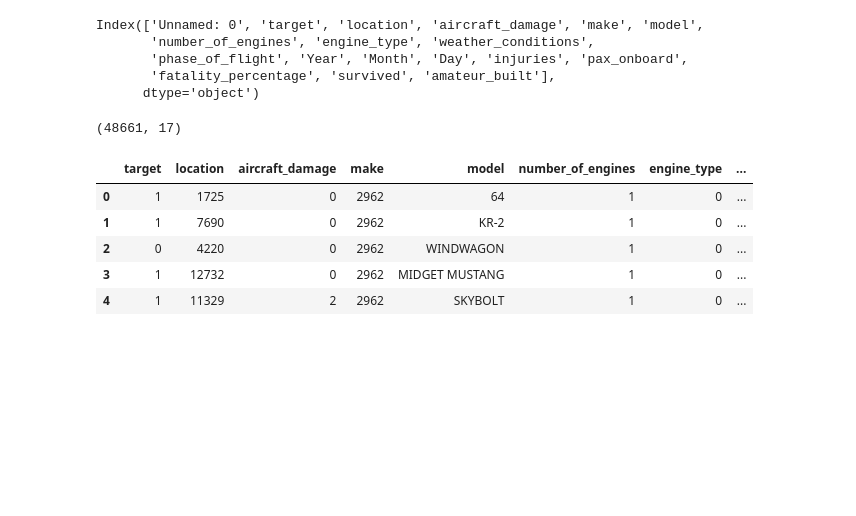
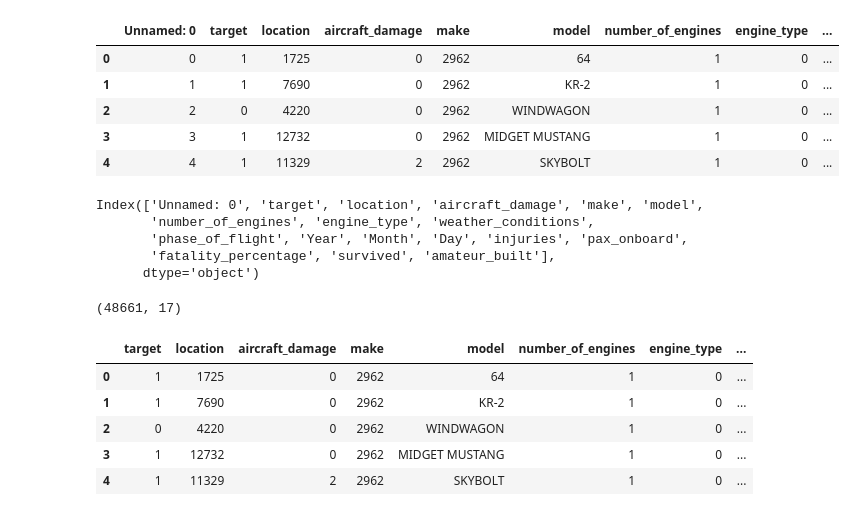
Before and after one commit to mayurasandakalum/ml-aviation-safety, a Jupyter notebook: notebooks/5 - Modeling.ipynb, the cells around one changed output. Drawn from its saved outputs; the diff is of its cells as text; code cells hidden in the pictures; blank space fills up the shorter version.

```diff
--- a/notebooks/5 - Modeling.ipynb
+++ b/notebooks/5 - Modeling.ipynb
@@ -35,6 +35,15 @@ aviation_data_path = os.path.join(
     parent_folder, 'data', 'encoded_aviation_data_3.csv')
 
 df = pd.read_csv(aviation_data_path, encoding='latin-1')
+# %%
+df.head()
+# %% [output]
+|  | Unnamed: 0 | target | location | aircraft_damage | make | model | number_of_engines | engine_type | ... |
+| 0 | 0 | 1 | 1725 | 0 | 2962 | 64 | 1 | 0 | ... |
+| 1 | 1 | 1 | 7690 | 0 | 2962 | KR-2 | 1 | 0 | ... |
+| 2 | 2 | 0 | 4220 | 0 | 2962 | WINDWAGON | 1 | 0 | ... |
+| 3 | 3 | 1 | 12732 | 0 | 2962 | MIDGET MUSTANG | 1 | 0 | ... |
+| 4 | 4 | 1 | 11329 | 2 | 2962 | SKYBOLT | 1 | 0 | ... |
 # %%
 df.columns
 # %% [output]
```
Also changed, not shown: parts of 1 cell of this notebook, 5 other files.
